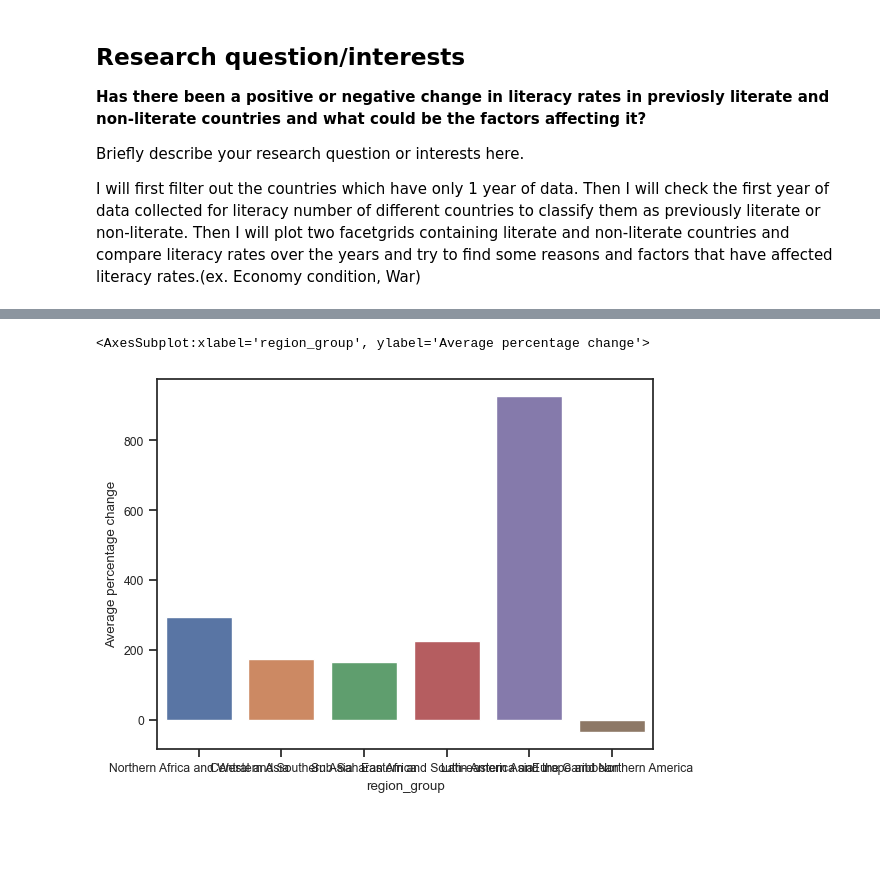
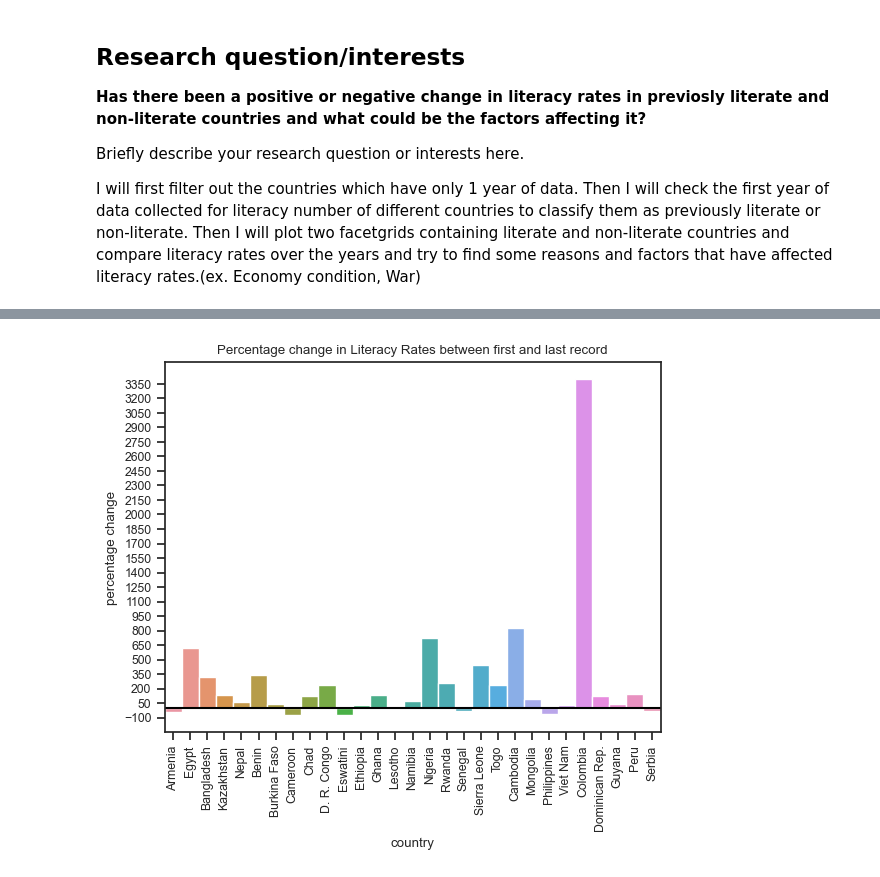
Before and after one commit to ubco-W2022T2-data301/project-group-group18, a Jupyter notebook: analysis/analysis1.ipynb, the cells around one changed output, grey strips where cells are left out. Drawn from its saved outputs; the diff is of its cells as text; code cells hidden in the pictures; blank space fills up the shorter version.

```diff
--- a/analysis/analysis1.ipynb
+++ b/analysis/analysis1.ipynb
@@ -24,3 +29,3 @@ lineplot(dictionary)
 # %%
-data_plot1,data_plot2 = more_processing(dictionary)
-data_plot1
+data_plot1,data_plot2 = pf.more_processing(dictionary)
+pf.barplot1(data_plot1)
@@ -42,14 +31,0 @@ for i in range(6):
-# %%
-data_plot1 = pd.DataFrame()
-data_plot2 = pd.DataFrame()
-for i in range(6):
-    list(dictionary.values())[i].reset_index(drop = True, inplace = True)
-    first_values = list(dictionary.values())[i].groupby(["country"]).agg({'country': 'first','year': 'min','literacy_rates': 'first',"region_group" : 'first'})
-    last_values = list(dictionary.values())[i].groupby(["country"]).agg({'country': 'first','year': 'max','literacy_rates': 'last',"region_group" : 'first'})
-    plot_values = first_values[["country"]]
-    plot_values["percentage change"] = (last_values.literacy_rates-first_values.literacy_rates)/(first_values.literacy_rates)*100
-    plot_values.reset_index(drop = True, inplace = True)
-    temp = pd.DataFrame([[list(dictionary.keys())[i],plot_values["percentage change"].mean()]], columns = ["region_group","Average percentage change"])
-    data_plot1 = pd.concat([data_plot1,plot_values],join="outer")
-    data_plot2 = pd.concat([data_plot2,temp],join="outer")
-    #create a dataframe for average percentage change based on each region and create a bar plot
@@ -71,5 +31,0 @@ sns.barplot(data = data_plot1, x="country", y="percentage change")
-# %%
-sns.barplot(data = data_plot2, x="region_group", y="Average percentage change")
-# %% [output]
-<AxesSubplot:xlabel='region_group', ylabel='Average percentage change'>
-[figure, removed]
@@ -75,0 +34,7 @@ sns.barplot(data = data_plot2, x="region_group", y="Average percentage change")
+# %%
+plot = sns.barplot(data = data_plot1, x="country", y="percentage change", width = 1)
+plot.set(title= "Percentage change in Literacy Rates between first and last record", yticks= np.arange(-100,3500,150))
+plot.set_xticklabels(data_plot1.country,rotation=90);
+plot.axhline(color="black");
+# %% [output]
+[figure, added]
```
Also changed, not shown: parts of 7 cells of this notebook, 1 other file.
